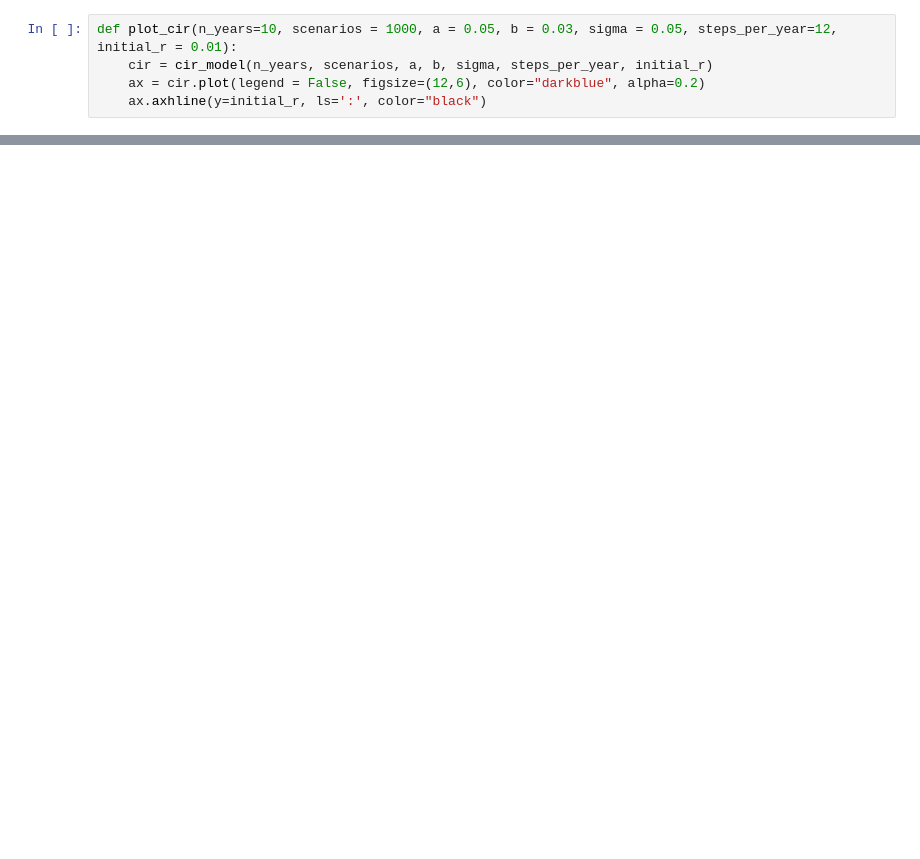
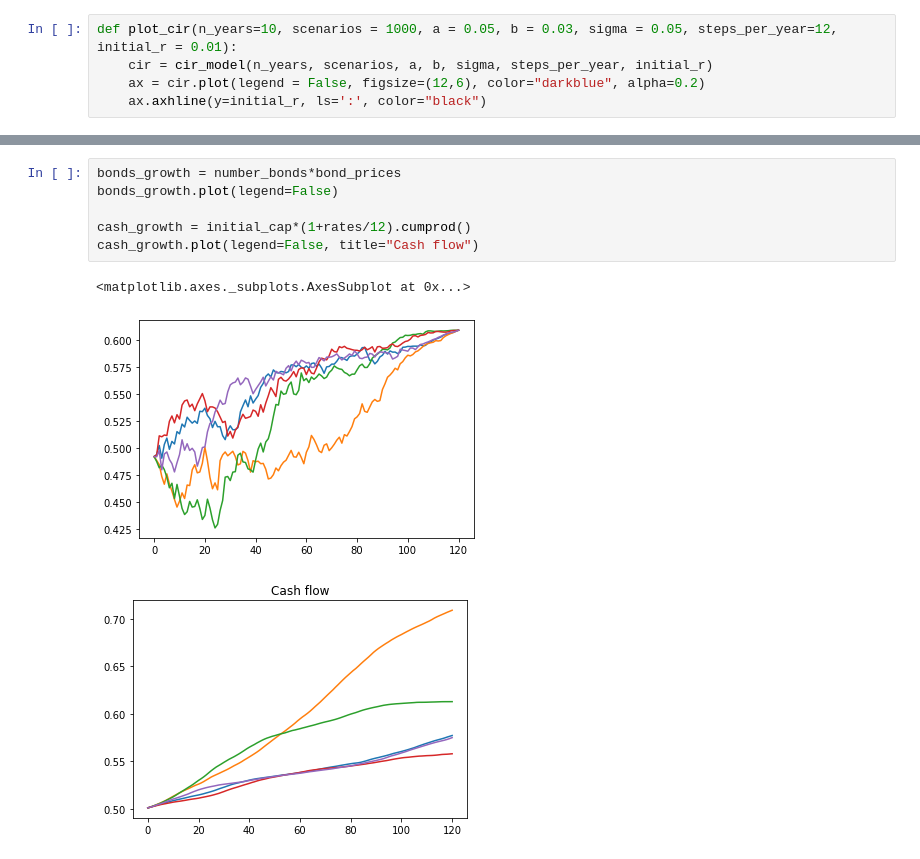
Before and after one commit to Van-Vu/portforlio-construction, a Jupyter notebook: 1-Introduction/Week 4/Lab 2- CIR model vs Zero Coupon bond.ipynb, the cells around one changed output, grey strips where cells are left out. Drawn from its saved outputs; the diff is of its cells as text; blank space fills up the shorter version.

```diff
--- a/1-Introduction/Week 4/Lab 2- CIR model vs Zero Coupon bond.ipynb
+++ b/1-Introduction/Week 4/Lab 2- CIR model vs Zero Coupon bond.ipynb
@@ -58,0 +82,10 @@ interactive(children=(IntSlider(value=2, description='n_years', max=10), IntSlid
+# %%
+bonds_growth = number_bonds*bond_prices
+bonds_growth.plot(legend=False)
+
+cash_growth = initial_cap*(1+rates/12).cumprod()
+cash_growth.plot(legend=False, title="Cash flow")
+# %% [output]
+<matplotlib.axes._subplots.AxesSubplot at 0x...>
+[figure, added]
+[figure, added]
```
Also changed, not shown: parts of 15 cells of this notebook, 1 other file.
